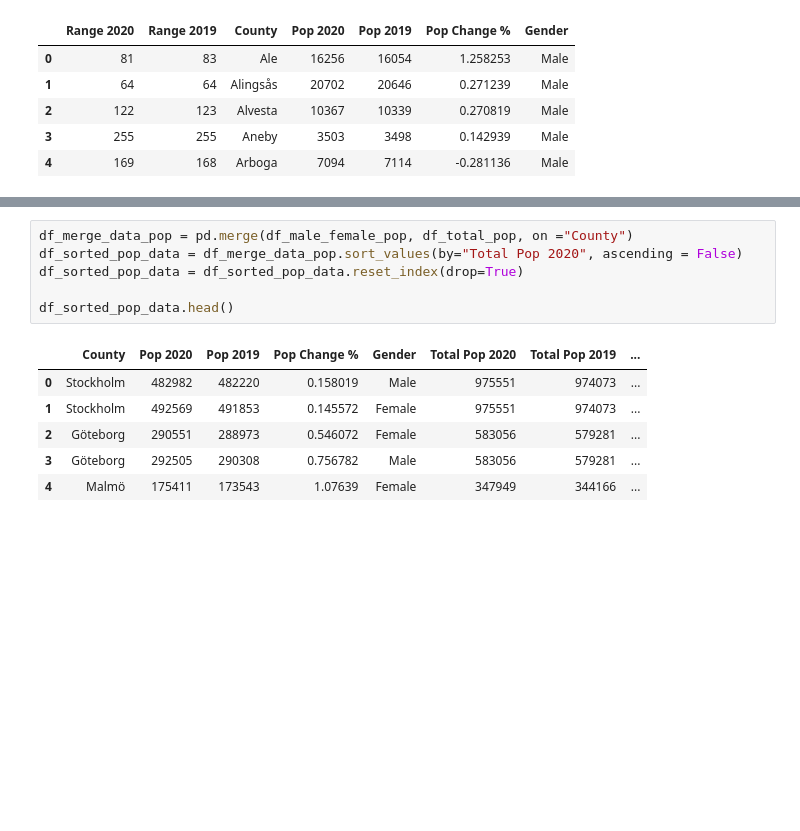
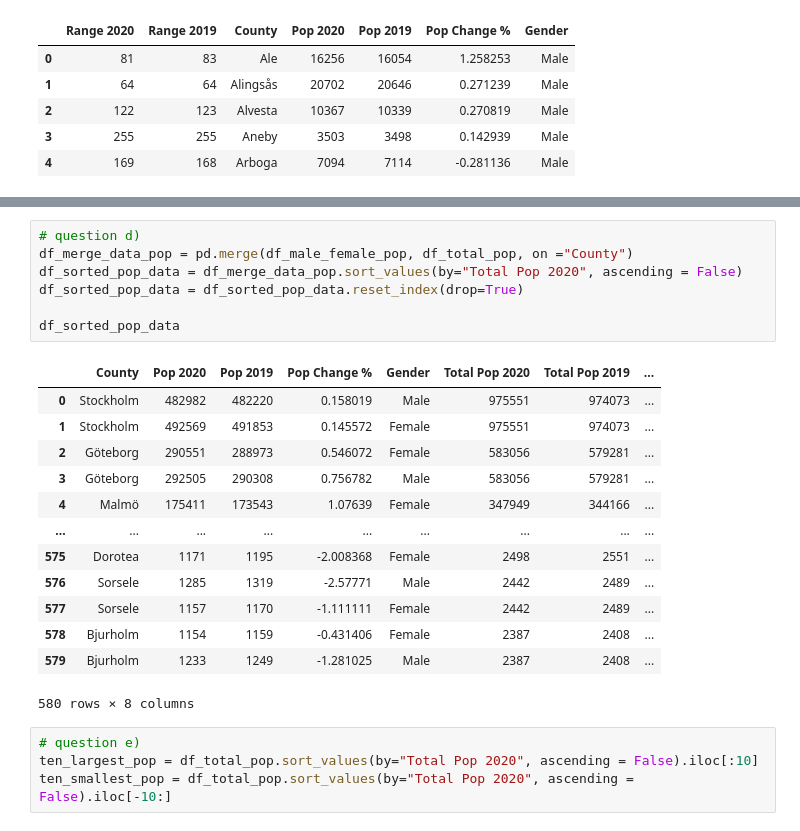
Before and after one commit to SCGlass/Data-Processing-Sam-Glass, a Jupyter notebook: Exercises/E00-Panda_fundamentals.ipynb, the cells around one changed output, grey strips where cells are left out. Cells and saved outputs as stored; diff of their text form; blank space fills up the shorter version.

```diff
--- a/Exercises/E00-Panda_fundamentals.ipynb
+++ b/Exercises/E00-Panda_fundamentals.ipynb
@@ -567,13 +582,25 @@ df_total_pop.head()
 # %%
+# question d)
 df_merge_data_pop = pd.merge(df_male_female_pop, df_total_pop, on ="County")
 df_sorted_pop_data = df_merge_data_pop.sort_values(by="Total Pop 2020", ascending = False)
 df_sorted_pop_data = df_sorted_pop_data.reset_index(drop=True)
 
-df_sorted_pop_data.head()
+df_sorted_pop_data
 # %% [output]
 |  | County | Pop 2020 | Pop 2019 | Pop Change % | Gender | Total Pop 2020 | Total Pop 2019 | ... |
 | 0 | Stockholm | 482982 | 482220 | 0.158019 | Male | 975551 | 974073 | ... |
 | 1 | Stockholm | 492569 | 491853 | 0.145572 | Female | 975551 | 974073 | ... |
 | 2 | Göteborg | 290551 | 288973 | 0.546072 | Female | 583056 | 579281 | ... |
 | 3 | Göteborg | 292505 | 290308 | 0.756782 | Male | 583056 | 579281 | ... |
 | 4 | Malmö | 175411 | 173543 | 1.07639 | Female | 347949 | 344166 | ... |
+| ... | ... | ... | ... | ... | ... | ... | ... | ... |
+| 575 | Dorotea | 1171 | 1195 | -2.008368 | Female | 2498 | 2551 | ... |
+| 576 | Sorsele | 1285 | 1319 | -2.57771 | Male | 2442 | 2489 | ... |
+| 577 | Sorsele | 1157 | 1170 | -1.111111 | Female | 2442 | 2489 | ... |
+| 578 | Bjurholm | 1154 | 1159 | -0.431406 | Female | 2387 | 2408 | ... |
+| 579 | Bjurholm | 1233 | 1249 | -1.281025 | Male | 2387 | 2408 | ... |
+580 rows × 8 columns
+# %%
+# question e)
+ten_largest_pop = df_total_pop.sort_values(by="Total Pop 2020", ascending = False).iloc[:10]
+ten_smallest_pop = df_total_pop.sort_values(by="Total Pop 2020", ascending = False).iloc[-10:]
```
Also changed, not shown: parts of 5 cells of this notebook.
